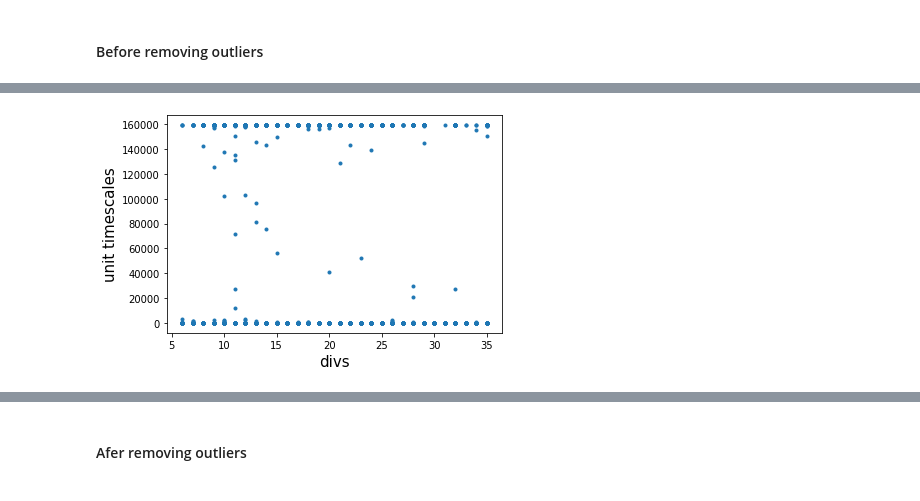
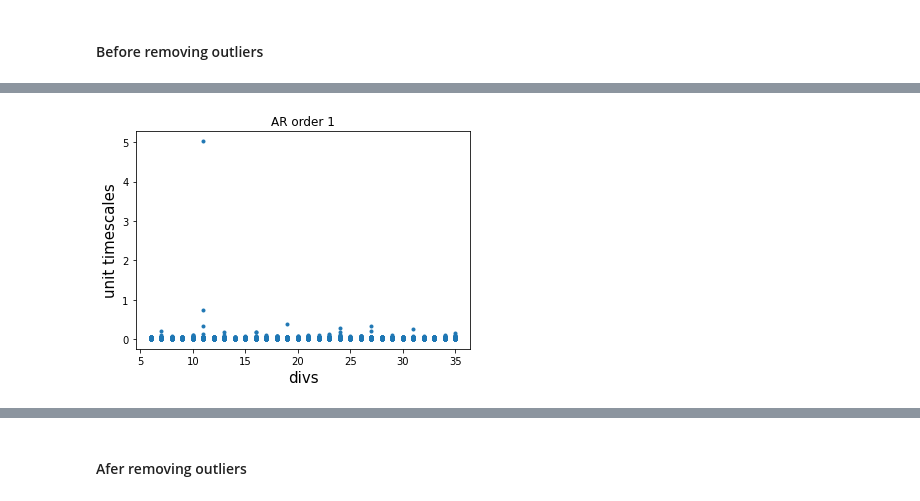
Before and after one commit to voytekresearch/timescale_development, a Jupyter notebook: rat_analysis_workflow/timescale-methods_estimations-optimization.ipynb, the cells around one changed output, grey strips where cells are left out. Cells and saved outputs as stored; diff of their text form; code cells hidden in the pictures.

```diff
--- a/rat_analysis_workflow/timescale-methods_estimations-optimization.ipynb
+++ b/rat_analysis_workflow/timescale-methods_estimations-optimization.ipynb
@@ -984,9 +1470,98 @@ wf_o5_tau_flip, ardivs_o5_flip, arcultures_o5_flip,wf_o5_flip = remove_nans(np.a
+# %%
+wf_o12_tau, ardivs_o12, arcultures_o12,wf_o12 = remove_nans(np.asarray(wf_o12_tau), np.asarray(divs), np.asarray(cultures), np.asarray(wf_o12))
+#wf_o12_tau_flip, ardivs_o12_flip, arcultures_o12_flip,wf_o12_flip = remove_nans(np.asarray(wf_o12_tau_flip), np.asarray(divs), np.asarray(cultures), np.asarray(wf_o12_flip))
+# %%
+wf_o13_tau, ardivs_o13, arcultures_o13,wf_o13 = remove_nans(np.asarray(wf_o13_tau), np.asarray(divs), np.asarray(cultures), np.asarray(wf_o13))
+#wf_o13_tau_flip, ardivs_o13_flip, arcultures_o13_flip,wf_o13_flip = remove_nans(np.asarray(wf_o13_tau_flip), np.asarray(divs), np.asarray(cultures), np.asarray(wf_o13_flip))
+# %%
+wf_o14_tau, ardivs_o14, arcultures_o14,wf_o14 = remove_nans(np.asarray(wf_o14_tau), np.asarray(divs), np.asarray(cultures), np.asarray(wf_o14))
+#wf_o14_tau_flip, ardivs_o14_flip, arcultures_o14_flip,wf_o14_flip = remove_nans(np.asarray(wf_o14_tau_flip), np.asarray(divs), np.asarray(cultures), np.asarray(wf_o14_flip))
+# %%
+wf_o15_tau, ardivs_o15, arcultures_o15,wf_o15 = remove_nans(np.asarray(wf_o15_tau), np.asarray(divs), np.asarray(cultures), np.asarray(wf_o15))
+#wf_o15_tau_flip, ardivs_o15_flip, arcultures_o15_flip,wf_o15_flip = remove_nans(np.asarray(wf_o15_tau_flip), np.asarray(divs), np.asarray(cultures), np.asarray(wf_o15_flip))
 # %% [markdown]
 ### Plot timescales over development
 # %% [markdown]
 #### Before removing outliers
 # %%
-plt.plot(wdivs, wPSD_tau_opt, '.')
+#fliped AR results
+plt.plot(ardivs_o1, wf_o1_tau, '.')
 plt.ylabel('unit timescales', size=15)
 plt.xlabel('divs', size=15)
+plt.title("AR order 1")
+plt.show()
+plt.plot(ardivs_o2, wf_o2_tau, '.')
+plt.ylabel('unit timescales', size=15)
+plt.xlabel('divs', size=15)
+plt.title("AR order 2")
+plt.show()
+"""
+plt.plot(ardivs_o3_flip, wf_o3_tau_flip, '.')
+plt.ylabel('unit timescales', size=15)
+plt.xlabel('divs', size=15)
+plt.show()"""
+plt.plot(ardivs_o4, wf_o4_tau, '.')
+plt.ylabel('unit timescales', size=15)
+plt.xlabel('divs', size=15)
+plt.title("AR order 4")
+plt.show()
+plt.plot(ardivs_o5, wf_o5_tau, '.')
+plt.ylabel('unit timescales', size=15)
+plt.xlabel('divs', size=15)
+plt.title("AR order 5")
+plt.show()
+plt.plot(ardivs_o6, wf_o6_tau, '.')
+plt.ylabel('unit timescales', size=15)
+plt.xlabel('divs', size=15)
+plt.title("AR order 6")
+plt.show()
+plt.plot(ardivs_o7, wf_o7_tau, '.')
+plt.ylabel('unit timescales', size=15)
+plt.xlabel('divs', size=15)
+plt.title("AR order 7")
+plt.show()
+
+plt.plot(ardivs_o8, wf_o8_tau, '.')
+plt.ylabel('unit timescales', size=15)
+plt.xlabel('divs', size=15)
+plt.title("AR order 8")
+plt.show()
+
+plt.plot(ardivs_o10, wf_o10_tau, '.')
+plt.ylabel('unit timescales', size=15)
+plt.xlabel('divs', size=15)
+plt.title("AR order 10")
+plt.show()
+
+
+plt.plot(ardivs_o11, wf_o11_tau, '.')
+plt.ylabel('unit timescales', size=15)
+plt.xlabel('divs', size=15)
+plt.title("AR order 11")
+plt.show()
+
+
+plt.plot(ardivs_o12, wf_o12_tau, '.')
+plt.ylabel('unit timescales', size=15)
+plt.xlabel('divs', size=15)
+plt.title("AR order 12")
+plt.show()
+
+plt.plot(ardivs_o13, wf_o13_tau, '.')
+plt.ylabel('unit timescales', size=15)
+plt.xlabel('divs', size=15)
+plt.title("AR order 13")
+plt.show()
+
+plt.plot(ardivs_o14, wf_o14_tau, '.')
+plt.ylabel('unit timescales', size=15)
+plt.xlabel('divs', size=15)
+plt.title("AR order 14")
+plt.show()
+
+plt.plot(ardivs_o15, wf_o15_tau, '.')
+plt.ylabel('unit timescales', size=15)
+plt.xlabel('divs', size=15)
+plt.title("AR order 15")
+plt.show()
 # %% [output]
@@ -994 +1568 @@ Text(0.5, 0, 'divs')
-[figure, old version]
+[figure, new version]
```
Also changed, not shown: parts of 126 cells of this notebook.
